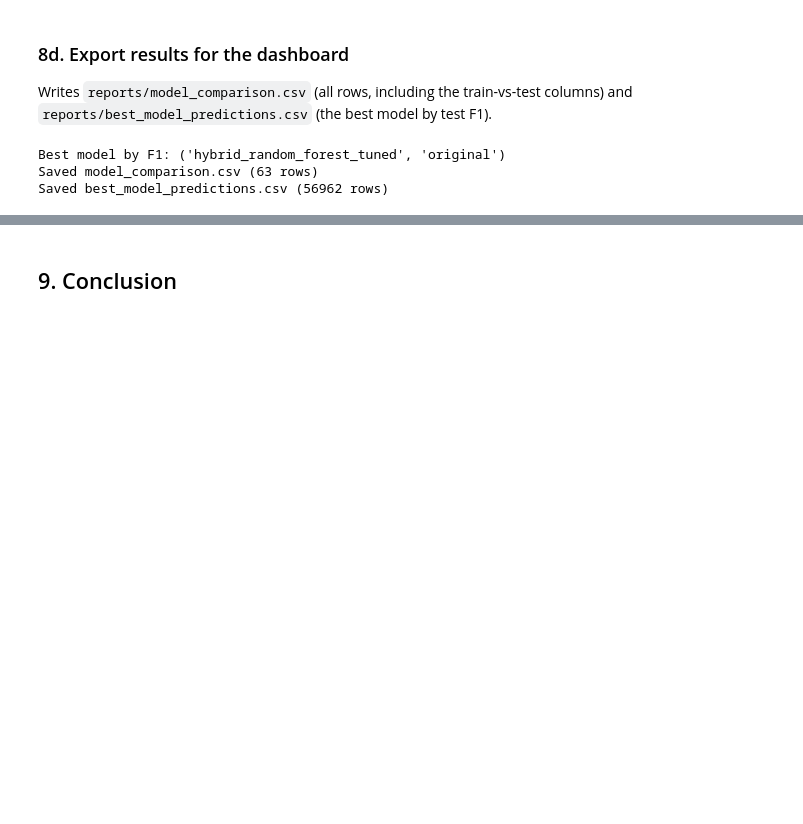
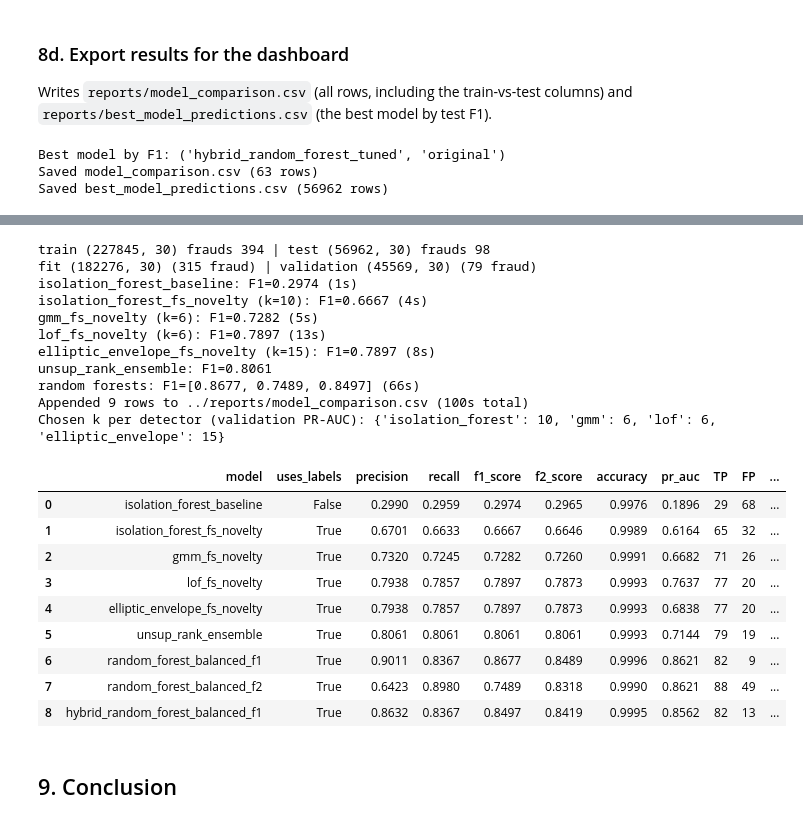
Before and after one commit to bnedter3-13/credit-card-fraud-detection, a Jupyter notebook: notebooks/fraud_detection.ipynb, the cells around one changed output, grey strips where cells are left out. Saved outputs shown, nothing was run; the diff lists cells and outputs as text; code cells hidden in the pictures; blank space fills up the shorter version.

Commit message:
Add improvement round: feature selection, novelty detection, rank ensemble (72 rows)

```diff
--- a/notebooks/fraud_detection.ipynb
+++ b/notebooks/fraud_detection.ipynb
@@ -1435,3 +1439,35 @@ Saved best_model_predictions.csv (56962 rows)
+# %%
+import sys
+sys.path.insert(0, "..")  # project root, so `src` is importable from notebooks/
+from src.improved_models import run_improved_round
+
+improved_df, improved_diag = run_improved_round(
+    data_dir="../data/processed", comparison_csv="../reports/model_comparison.csv"
+)
+print("Chosen k per detector (validation PR-AUC):", improved_diag["best_k"])
+improved_df[["model", "uses_labels", "precision", "recall", "f1_score", "f2_score", "accuracy", "pr_auc", "TP", "FP", "FN"]]
+# %% [output]
+train (227845, 30) frauds 394 | test (56962, 30) frauds 98
+fit (182276, 30) (315 fraud) | validation (45569, 30) (79 fraud)
+isolation_forest_baseline: F1=0.2974 (1s)
+isolation_forest_fs_novelty (k=10): F1=0.6667 (4s)
+gmm_fs_novelty (k=6): F1=0.7282 (5s)
+lof_fs_novelty (k=6): F1=0.7897 (13s)
+elliptic_envelope_fs_novelty (k=15): F1=0.7897 (8s)
+unsup_rank_ensemble: F1=0.8061
+random forests: F1=[0.8677, 0.7489, 0.8497] (66s)
+Appended 9 rows to ../reports/model_comparison.csv (100s total)
+Chosen k per detector (validation PR-AUC): {'isolation_forest': 10, 'gmm': 6, 'lof': 6, 'elliptic_envelope': 15}
+|  | model | uses_labels | precision | recall | f1_score | f2_score | accuracy | pr_auc | TP | FP | ... |
+| 0 | isolation_forest_baseline | False | 0.2990 | 0.2959 | 0.2974 | 0.2965 | 0.9976 | 0.1896 | 29 | 68 | ... |
+| 1 | isolation_forest_fs_novelty | True | 0.6701 | 0.6633 | 0.6667 | 0.6646 | 0.9989 | 0.6164 | 65 | 32 | ... |
+| 2 | gmm_fs_novelty | True | 0.7320 | 0.7245 | 0.7282 | 0.7260 | 0.9991 | 0.6682 | 71 | 26 | ... |
+| 3 | lof_fs_novelty | True | 0.7938 | 0.7857 | 0.7897 | 0.7873 | 0.9993 | 0.7637 | 77 | 20 | ... |
+| 4 | elliptic_envelope_fs_novelty | True | 0.7938 | 0.7857 | 0.7897 | 0.7873 | 0.9993 | 0.6838 | 77 | 20 | ... |
+| 5 | unsup_rank_ensemble | True | 0.8061 | 0.8061 | 0.8061 | 0.8061 | 0.9993 | 0.7144 | 79 | 19 | ... |
+| 6 | random_forest_balanced_f1 | True | 0.9011 | 0.8367 | 0.8677 | 0.8489 | 0.9996 | 0.8621 | 82 | 9 | ... |
+| 7 | random_forest_balanced_f2 | True | 0.6423 | 0.8980 | 0.7489 | 0.8318 | 0.9990 | 0.8621 | 88 | 49 | ... |
+| 8 | hybrid_random_forest_balanced_f1 | True | 0.8632 | 0.8367 | 0.8497 | 0.8419 | 0.9995 | 0.8562 | 82 | 13 | ... |
 # %% [markdown]
 ## 9. Conclusion
 # %% [markdown]
```
Also changed, not shown: parts of 17 cells of this notebook, 4 other files.
